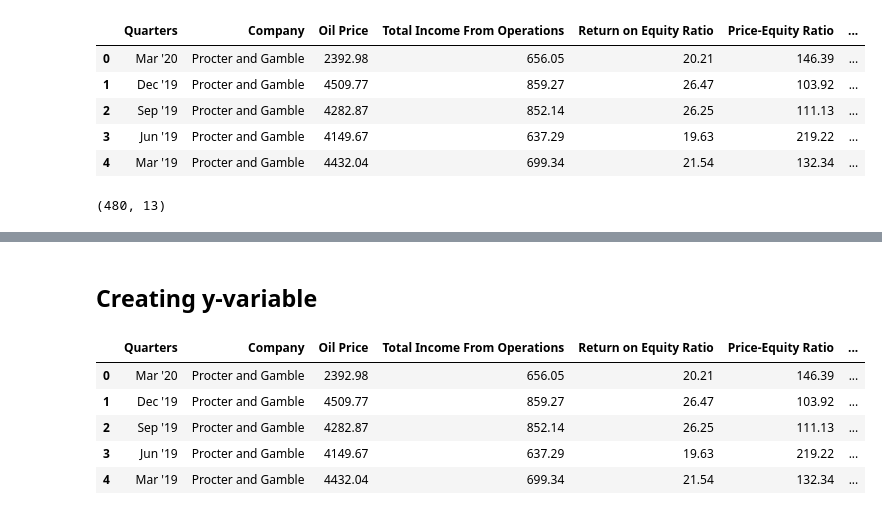
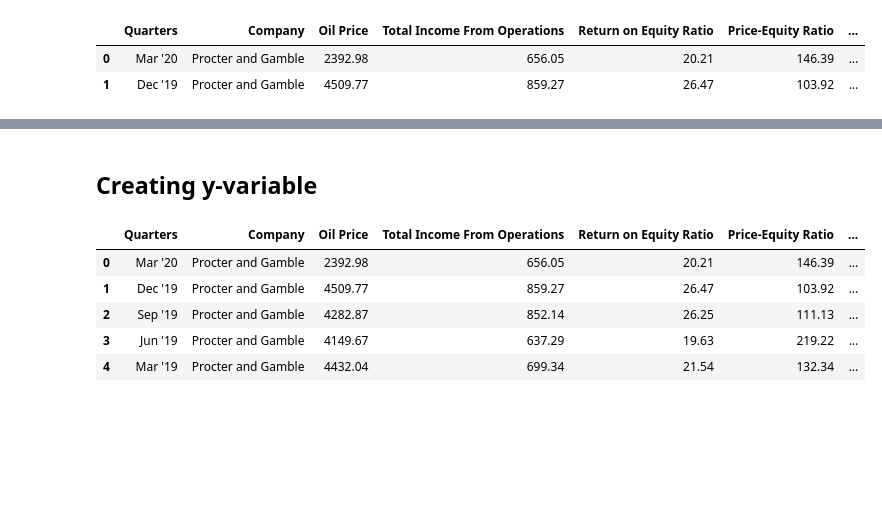
Before and after one commit to Kenrich005/FMCG_StockPricePrediction, a Jupyter notebook: FMCG_SharePricePrediction_Classification.ipynb, the cells around one changed output, grey strips where cells are left out. Drawn from its saved outputs; the diff is of its cells as text; code cells hidden in the pictures; blank space fills up the shorter version.

```diff
--- a/FMCG_SharePricePrediction_Classification.ipynb
+++ b/FMCG_SharePricePrediction_Classification.ipynb
@@ -8,17 +10,10 @@ warnings.filterwarnings('ignore')
 # %%
 df = pd.read_csv('https://raw.githubusercontent.com/Kenrich005/FMCG_StockPricePrediction/main/FMCG_20companies.csv')
-df.head()
+df.head(2)
 # %% [output]
 |  | Quarters | Company | Oil Price | Total Income From Operations | Return on Equity Ratio | Price-Equity Ratio | ... |
 | 0 | Mar '20 | Procter and Gamble | 2392.98 | 656.05 | 20.21 | 146.39 | ... |
 | 1 | Dec '19 | Procter and Gamble | 4509.77 | 859.27 | 26.47 | 103.92 | ... |
-| 2 | Sep '19 | Procter and Gamble | 4282.87 | 852.14 | 26.25 | 111.13 | ... |
-| 3 | Jun '19 | Procter and Gamble | 4149.67 | 637.29 | 19.63 | 219.22 | ... |
-| 4 | Mar '19 | Procter and Gamble | 4432.04 | 699.34 | 21.54 | 132.34 | ... |
-# %%
-df.shape
-# %% [output]
-(480, 13)
 # %%
 df.info()
 # %% [output]
```
Also changed, not shown: parts of 26 cells of this notebook.
